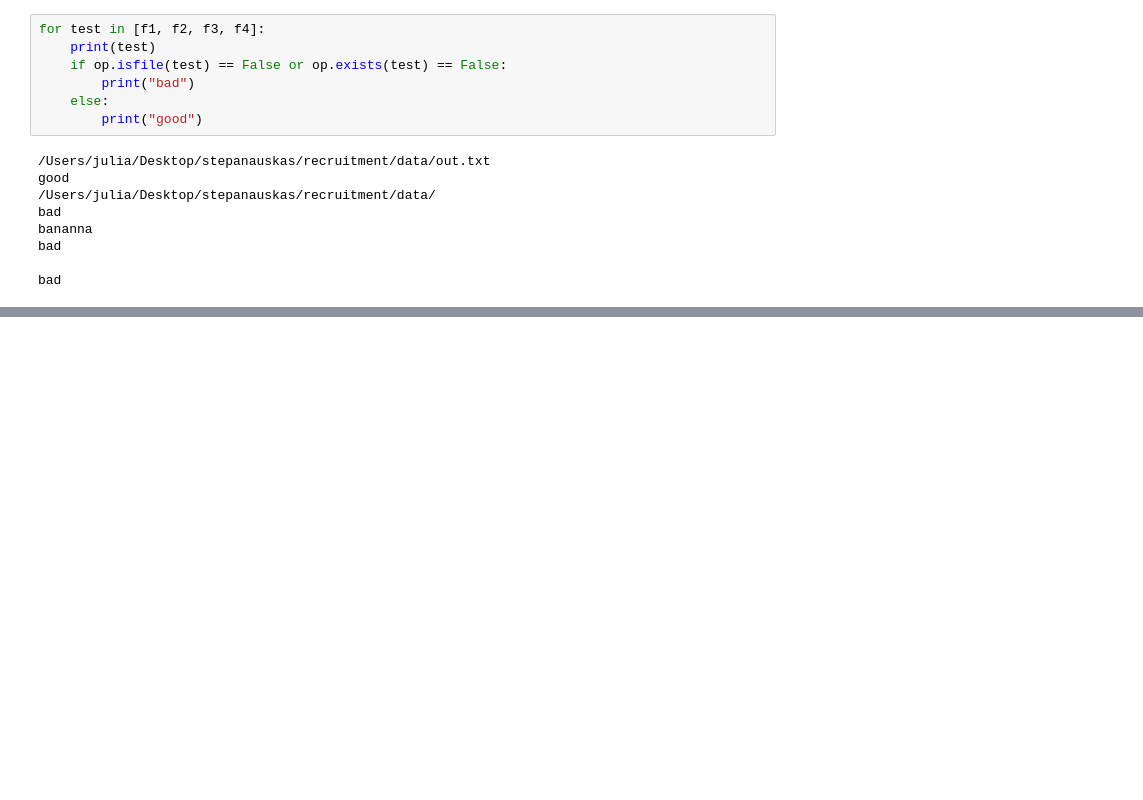
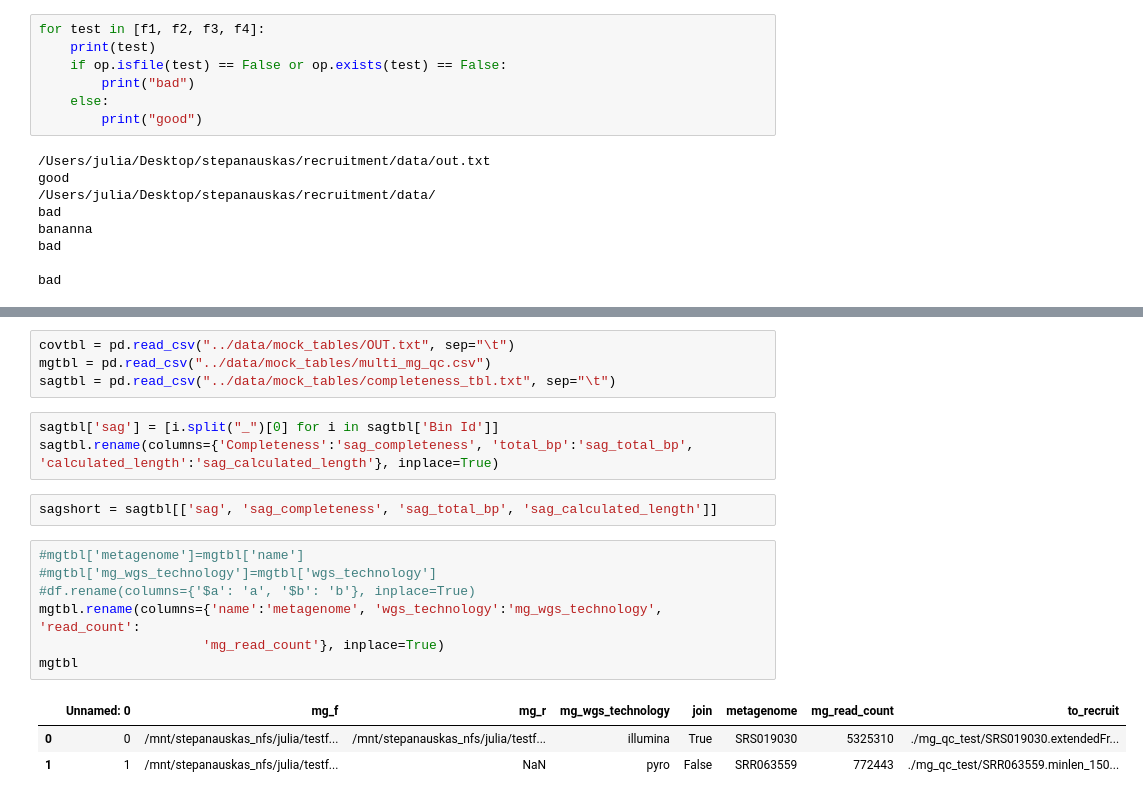
Before and after one commit to BigelowLab/sag-mg-recruit, a Jupyter notebook: notebooks/scratch.ipynb, the cells around one changed output, grey strips where cells are left out. Saved outputs shown, nothing was run; the diff lists cells and outputs as text; blank space fills up the shorter version.

```diff
--- a/notebooks/scratch.ipynb
+++ b/notebooks/scratch.ipynb
@@ -332,0 +370,20 @@ bad
+# %%
+covtbl = pd.read_csv("../data/mock_tables/OUT.txt", sep="\t")
+mgtbl = pd.read_csv("../data/mock_tables/multi_mg_qc.csv")
+sagtbl = pd.read_csv("../data/mock_tables/completeness_tbl.txt", sep="\t")
+# %%
+sagtbl['sag'] = [i.split("_")[0] for i in sagtbl['Bin Id']]
+sagtbl.rename(columns={'Completeness':'sag_completeness', 'total_bp':'sag_total_bp', 'calculated_length':'sag_calculated_length'}, inplace=True)
+# %%
+sagshort = sagtbl[['sag', 'sag_completeness', 'sag_total_bp', 'sag_calculated_length']]
+# %%
+#mgtbl['metagenome']=mgtbl['name']
+#mgtbl['mg_wgs_technology']=mgtbl['wgs_technology']
+#df.rename(columns={'$a': 'a', '$b': 'b'}, inplace=True)
+mgtbl.rename(columns={'name':'metagenome', 'wgs_technology':'mg_wgs_technology', 'read_count':
+                     'mg_read_count'}, inplace=True)
+mgtbl
+# %% [output]
+|  | Unnamed: 0 | mg_f | mg_r | mg_wgs_technology | join | metagenome | mg_read_count | to_recruit |
+| 0 | 0 | /mnt/stepanauskas_nfs/julia/testf... | /mnt/stepanauskas_nfs/julia/testf... | illumina | True | SRS019030 | 5325310 | ./mg_qc_test/SRS019030.extendedFr... |
+| 1 | 1 | /mnt/stepanauskas_nfs/julia/testf... | NaN | pyro | False | SRR063559 | 772443 | ./mg_qc_test/SRR063559.minlen_150... |
```
Also changed, not shown: parts of 18 cells of this notebook, 12 other files.
